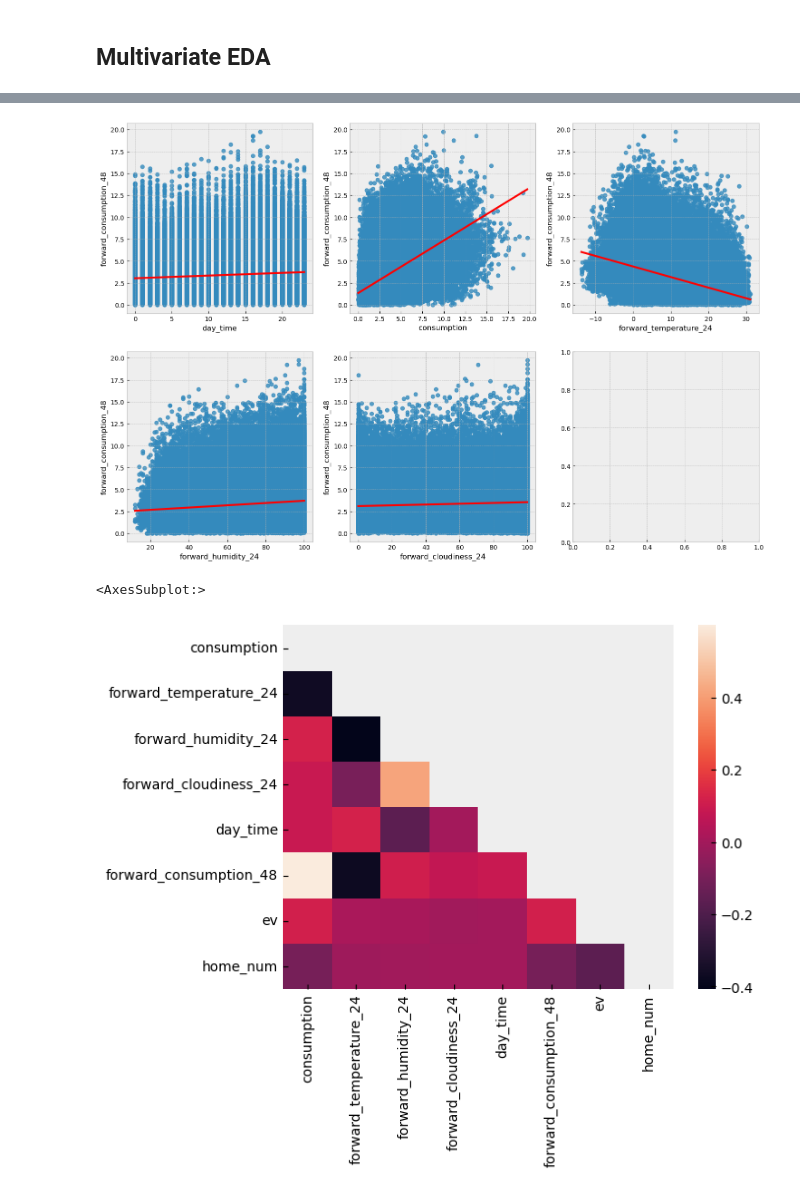
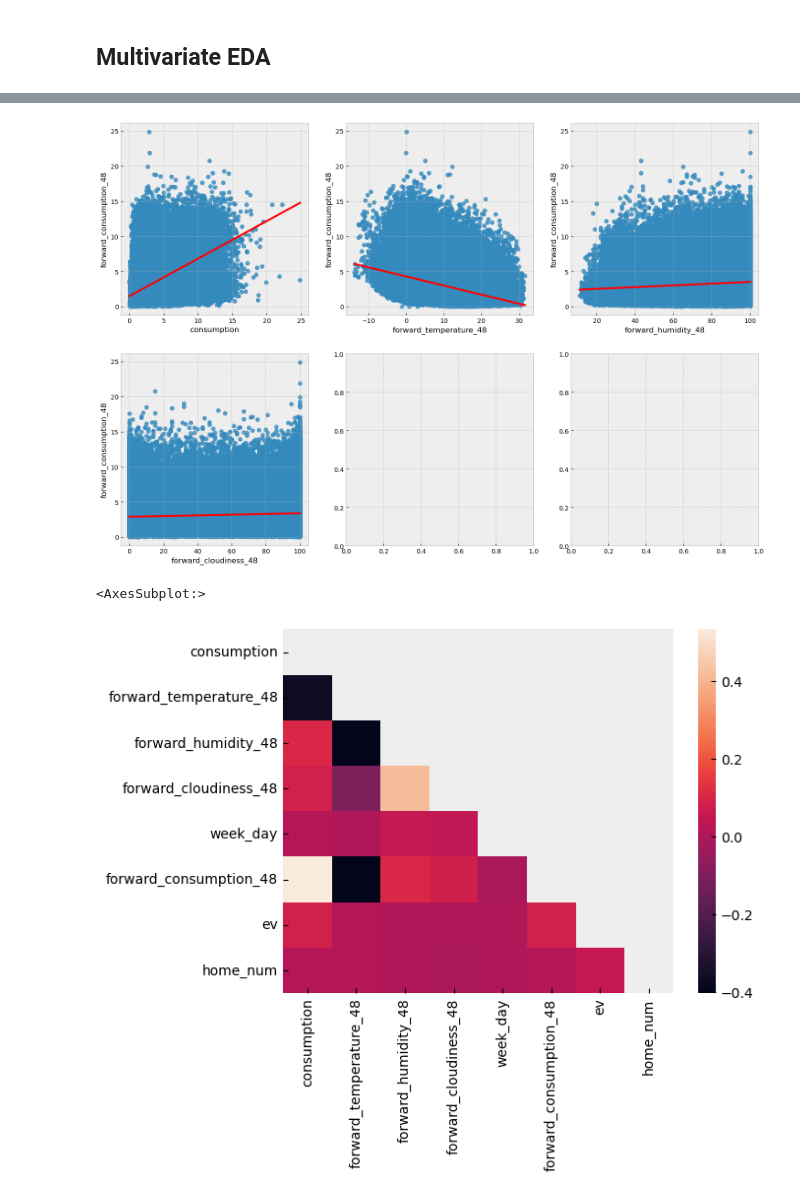
Before and after one commit to StrangeLve/EnergyForecasting, a Jupyter notebook: notebooks/EDA_sub_samples_hourly.ipynb, the cells around one changed output, grey strips where cells are left out. Drawn from its saved outputs; the diff is of its cells as text; code cells hidden in the pictures.

```diff
--- a/notebooks/EDA_sub_samples_hourly.ipynb
+++ b/notebooks/EDA_sub_samples_hourly.ipynb
@@ -65,9 +62,9 @@ prev_consumption = make_pipeline(fe.FeatureSelector('consumption'), fe.CastType(
 
 Note all weather prediction for T+1 is given at step T, thus we need to shift for 24h
 # %%
-temperature = make_pipeline(fe.FeatureSelector('temperature'), fe.CalcShift(-24), fe.CastType(float))
-humidity = make_pipeline(fe.FeatureSelector('humidity'), fe.CalcShift(-24), fe.CastType(float))
-cloudiness = make_pipeline(fe.FeatureSelector('cloudiness'), fe.CalcShift(-24), fe.CastType(float))
+temperature = make_pipeline(fe.FeatureSelector('temperature'), fe.CalcShift(-48), fe.CastType(float))
+humidity = make_pipeline(fe.FeatureSelector('humidity'), fe.CalcShift(-48), fe.CastType(float))
+cloudiness = make_pipeline(fe.FeatureSelector('cloudiness'), fe.CalcShift(-48), fe.CastType(float))
 # %% [markdown]
 ### Extract Day Time
 # %%
@@ -75,3 +74,5 @@ day_time =  make_pipeline(fe.FeatureSelector('time'), fe.ExtractDayTime())
+# %%
+week_day =  make_pipeline(fe.FeatureSelector('time'), fe.ExtractWeekDay())
 # %% [markdown]
 ### Extract season name from date
 # %%
@@ -84,6 +85,7 @@ feature_union = fe.make_union(prev_consumption,
                               humidity,
                               cloudiness,
                               day_time,
+                              week_day,
                               season,
                               target
                               )
@@ -214,32 +262,32 @@ memory usage: 19.3+ MB
 # %%
 for col in df.columns:
-    if col != "season":
+    if col not in  ["season","day_time"]:
         df[col] = df[col].astype(float)
 
-features_to_analyse = ['day_time',
+features_to_analyse = [
                        'consumption',
-                       'forward_temperature_24',
-                       'forward_humidity_24',
-                       'forward_cloudiness_24',
+                       'forward_temperature_48',
+                       'forward_humidity_48',
+                       'forward_cloudiness_48',
                        'season'
                       ]
 
 # Understand Linear relationship in between target vs features/ Note for lr y-will needed ot be transformed
 fig, ax = plt.subplots(2, 3, figsize = (18, 12))
 
 for i, ax in enumerate(fig.axes):
     if i < len(features_to_analyse) - 1:
         sns.regplot(x=features_to_analyse[i],
                     y='forward_consumption_48',
                     data=df,
                     ax=ax,
                     ci=95,
                     line_kws={"color": "red"},
                     scatter=True,
                     fit_reg=True,
                     n_boot=100)
 # %% [output]
-[figure, old version]
+[figure, new version]
 # %%
 corr = df.corr(method='pearson')
 mask = np.zeros_like(corr)
@@ -247,7 +295,7 @@ mask[np.triu_indices_from(mask)] = True
 sns.heatmap(corr, mask = mask)
 # %% [output]
 <AxesSubplot:>
-[figure, old version]
+[figure, new version]
 # %%
 corr = df.corr(method='pearson')
 corr['forward_consumption_48'].iloc[:-1].plot.bar()
```
Also changed, not shown: parts of 25 cells of this notebook, 4 other files.
